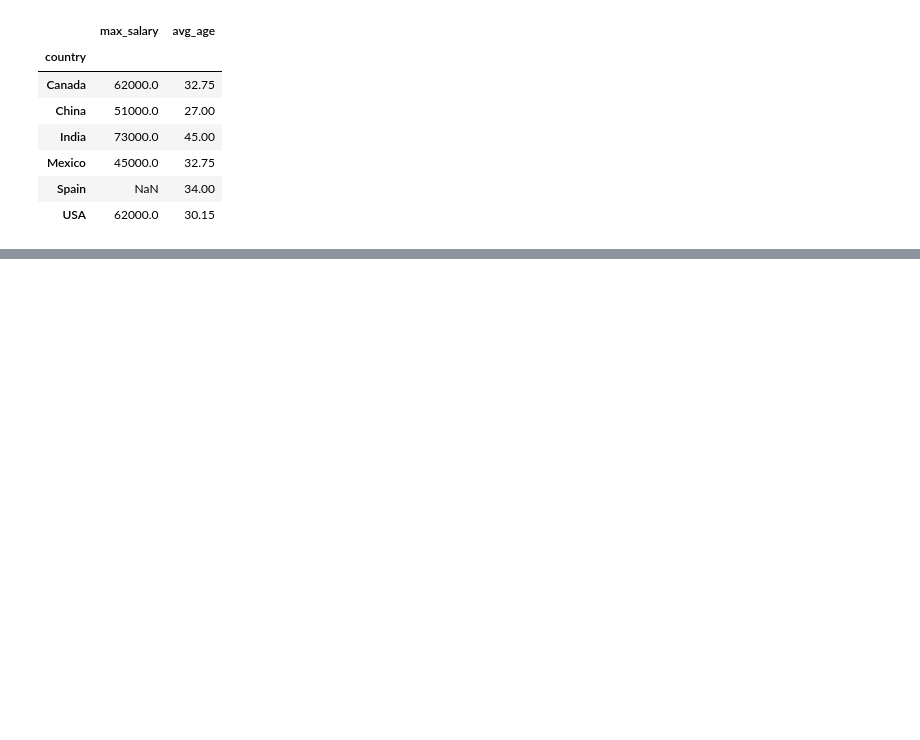
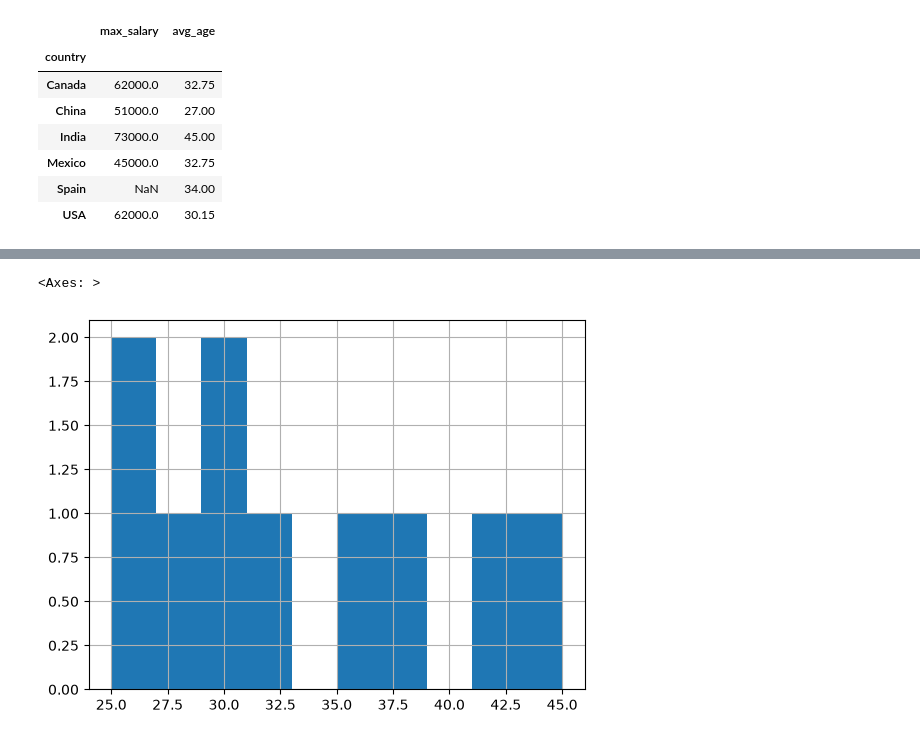
Before and after one commit to namanjain152003/pandas, a Jupyter notebook: panda_tutorial.ipynb, the cells around one changed output, grey strips where cells are left out. Saved outputs shown, nothing was run; the diff lists cells and outputs as text; code cells hidden in the pictures; blank space fills up the shorter version.

```diff
--- a/panda_tutorial.ipynb
+++ b/panda_tutorial.ipynb
@@ -621,0 +662,3 @@ avg_age=("age", "mean")
+# %%
+df=pd.read_csv("employee_data.csv")
+df
@@ -621,0 +677,5 @@ avg_age=("age", "mean")
+# %%
+df["Age"].hist()
+# %% [output]
+<Axes: >
+[figure, added]
```
Also changed, not shown: parts of 9 cells of this notebook.
